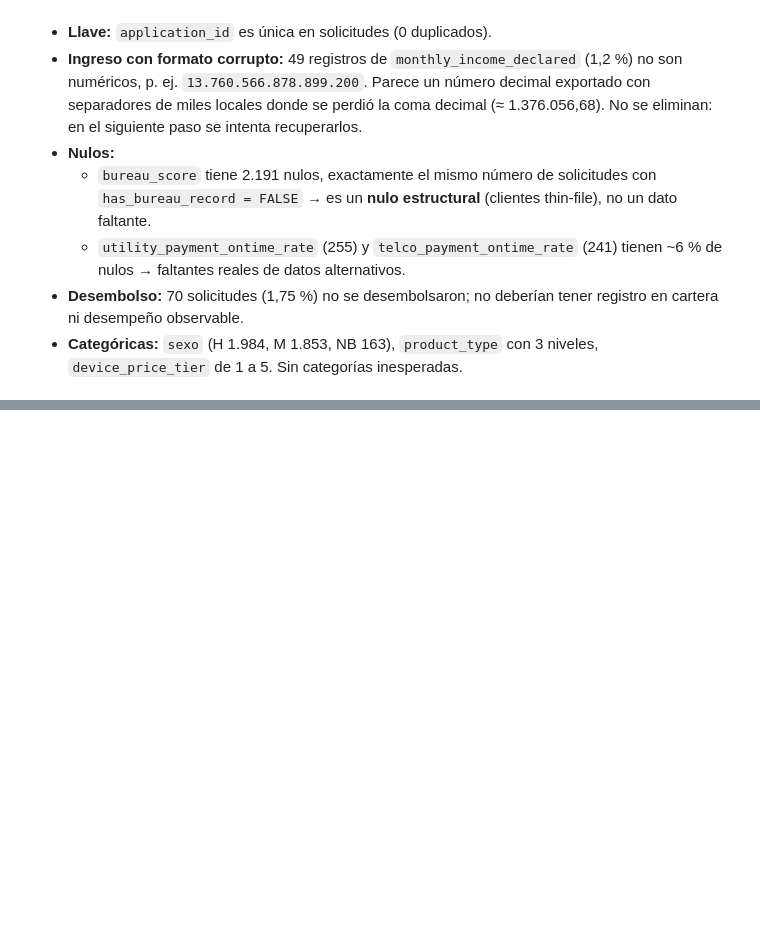
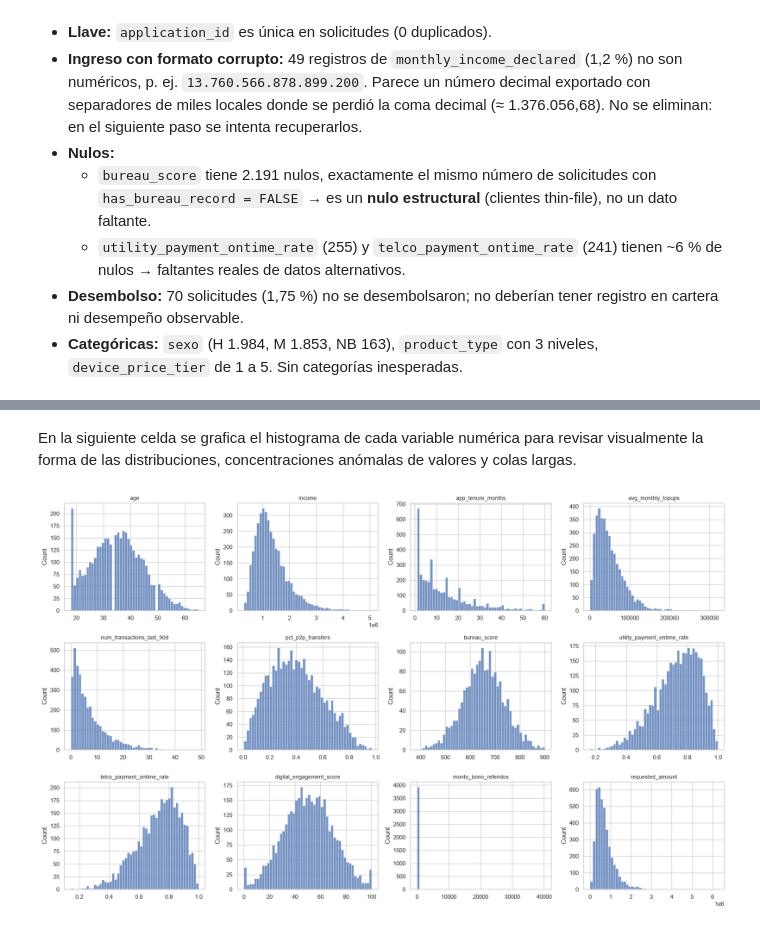
Before and after one commit to maisaarial/prueba-nequi, a Jupyter notebook: notebooks/01_modelo_pd_thin_file.ipynb, the cells around one changed output, grey strips where cells are left out. Drawn from its saved outputs; the diff is of its cells as text; code cells hidden in the pictures; blank space fills up the shorter version.

```diff
--- a/notebooks/01_modelo_pd_thin_file.ipynb
+++ b/notebooks/01_modelo_pd_thin_file.ipynb
@@ -114,0 +180,14 @@ sol.loc[pd.to_numeric(sol["monthly_income_declared"], errors="coerce").isna(),
+# %%
+for c in num_cols:
+    if c != "monthly_income_declared":
+        sol[c] = pd.to_numeric(sol[c])
+for c in ["has_bureau_record", "disbursed_flag"]:
+    sol[c] = sol[c].astype(str).str.upper().eq("TRUE")   # funciona sea texto o booleano
+
+if sol["application_date"].dtype == object or str(sol["application_date"].dtype).startswith("str"):
+    print("Longitudes de application_date:", sol["application_date"].str.len().value_counts().to_dict())
+    sol["application_date"] = pd.to_datetime(sol["application_date"], format="%d/%m/%y", errors="coerce")
+print("Fechas no parseables:", sol["application_date"].isna().sum(),
+      "| rango:", sol["application_date"].min().date(), "→", sol["application_date"].max().date())
+print(sol[["has_bureau_record", "disbursed_flag"]].value_counts().to_dict())
+sol["application_date"].dt.to_period("M").value_counts().sort_index()
@@ -114,0 +266,15 @@ sol.loc[pd.to_numeric(sol["monthly_income_declared"], errors="coerce").isna(),
+# %%
+vars_num = ["age", "income", "app_tenure_months", "avg_monthly_topups", "num_transactions_last_90d",
+            "pct_p2p_transfers", "bureau_score", "utility_payment_ontime_rate", "telco_payment_ontime_rate",
+            "digital_engagement_score", "monto_bono_referidos", "requested_amount"]
+
+desc = sol[vars_num].describe(percentiles=[.01, .05, .5, .95, .99]).T
+atipicos = {}
+for c in vars_num:
+    s = sol[c].dropna()
+    q1, q3 = s.quantile([.25, .75])
+    iqr = q3 - q1
+    atipicos[c] = ((s < q1 - 3 * iqr) | (s > q3 + 3 * iqr)).mean()
+desc["pct_atipicos_3IQR"] = pd.Series(atipicos)
+desc["skew"] = sol[vars_num].skew()
+desc.round(3)
@@ -114,0 +295,14 @@ sol.loc[pd.to_numeric(sol["monthly_income_declared"], errors="coerce").isna(),
+# %% [markdown]
+En la siguiente celda se grafica el histograma de cada variable numérica para
+revisar visualmente la forma de las distribuciones, concentraciones anómalas
+de valores y colas largas.
+# %%
+fig, axes = plt.subplots(3, 4, figsize=(18, 11))
+for ax, c in zip(axes.ravel(), vars_num):
+    sns.histplot(sol[c].dropna(), bins=50, ax=ax, color="#4C72B0")
+    ax.set_title(c, fontsize=10)
+    ax.set_xlabel("")
+plt.tight_layout()
+plt.show()
+# %% [output]
+[figure, added]
```
Also changed, not shown: parts of 20 cells of this notebook.
